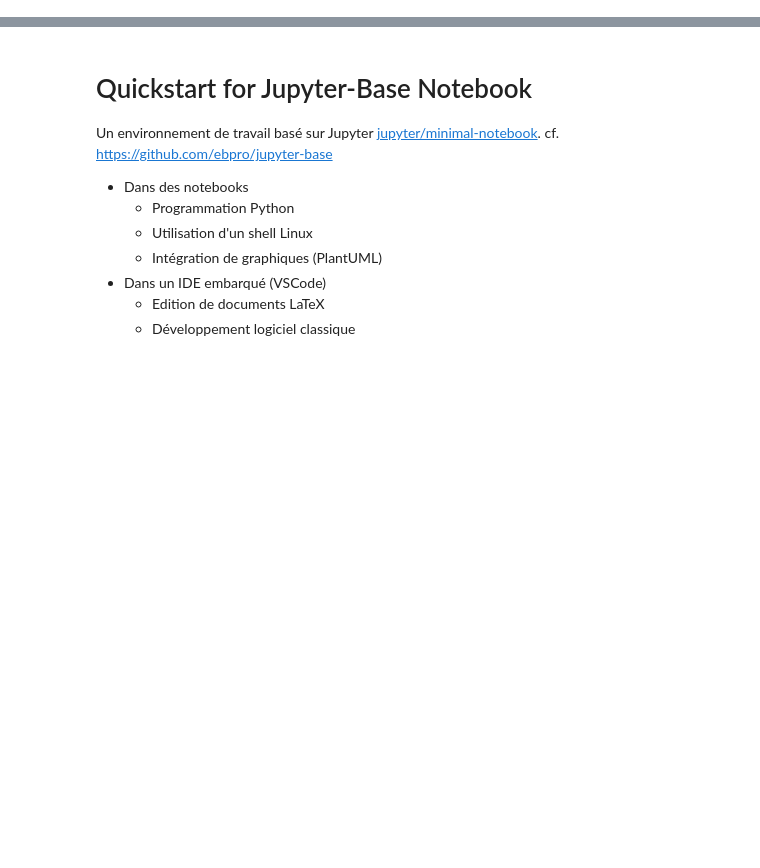
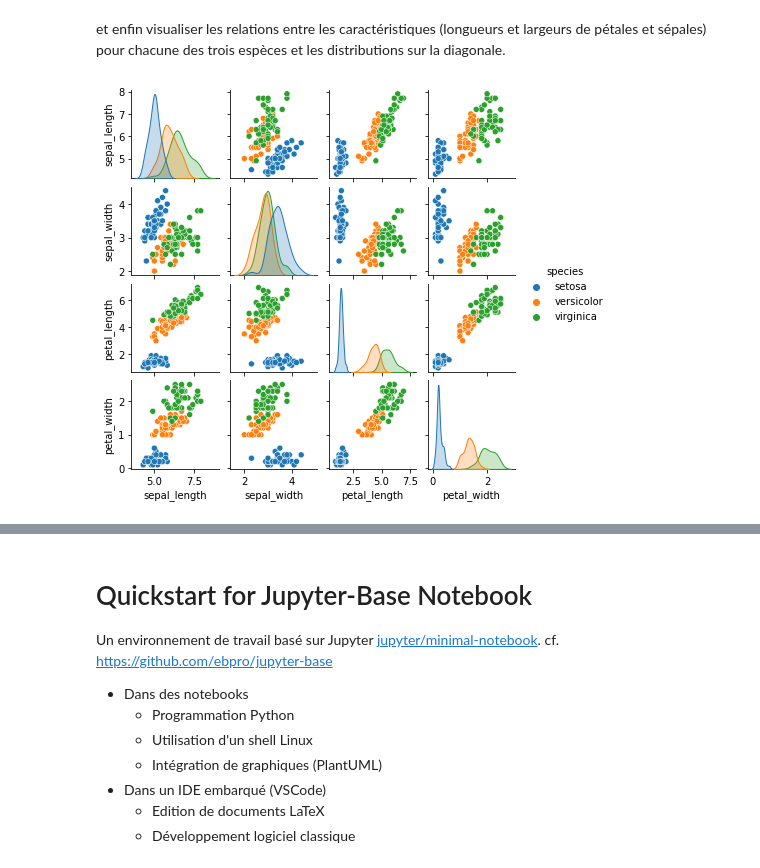
Before and after one commit to ebpro/notebook-qs-base, a Jupyter notebook: quickstart.ipynb, the cells around one changed output, grey strips where cells are left out. Drawn from its saved outputs; the diff is of its cells as text; code cells hidden in the pictures; blank space fills up the shorter version.

```diff
--- a/quickstart.ipynb
+++ b/quickstart.ipynb
@@ -0,0 +23,4 @@
+# %%
+# Le dataset est téléchargé depuis le Web (idélament, il devrait être accessible depuis un partage).
+import seaborn as sns
+iris = sns.load_dataset("iris")
@@ -0,0 +54,6 @@
+# %% [markdown]
+et enfin visualiser les relations entre les caractéristiques (longueurs et largeurs de pétales et sépales) pour chacune des trois espèces et les distributions sur la diagonale.
+# %%
+sns.pairplot(iris, hue='species', height=1.5);
+# %% [output]
+[figure, added]
```
Also changed, not shown: parts of 31 cells of this notebook, 5 other files.
